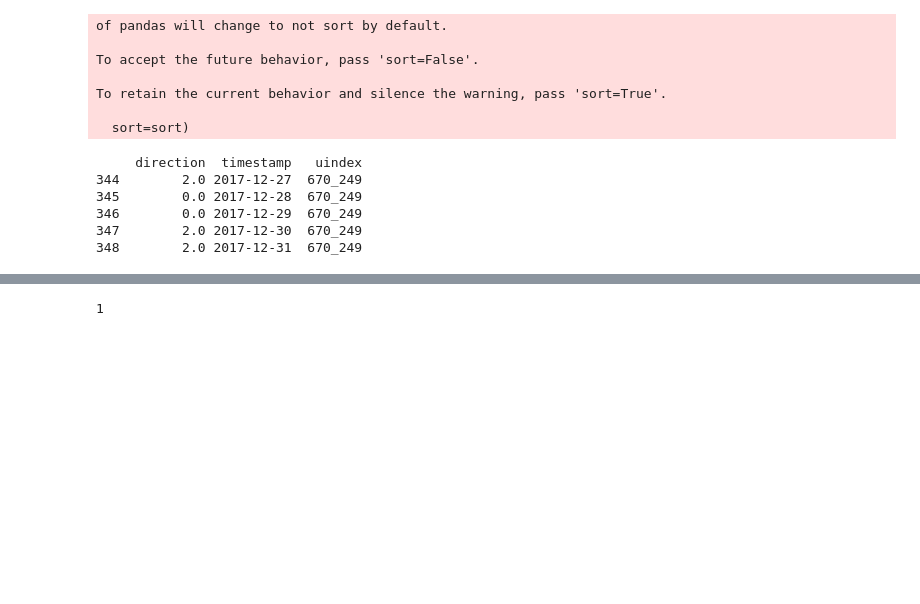
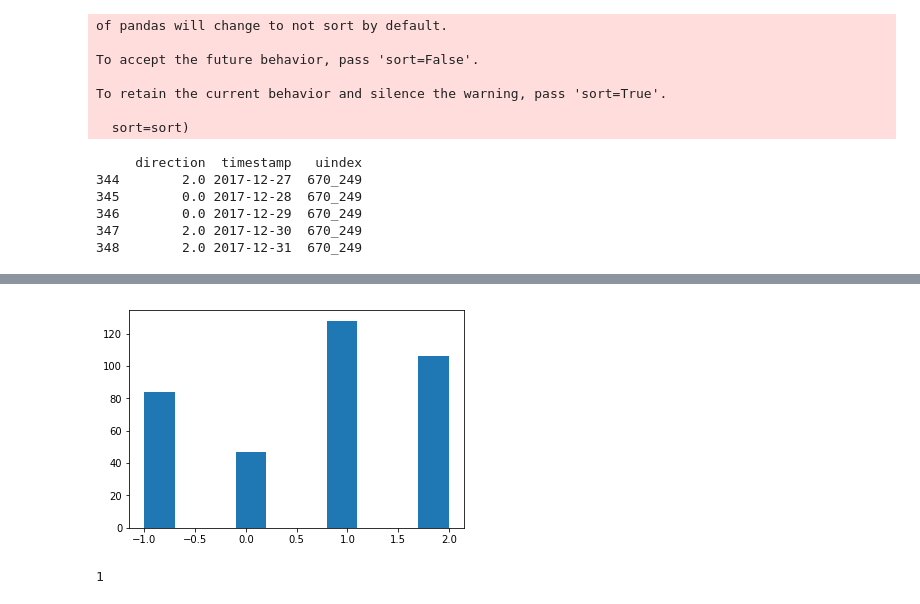
Before and after one commit to rmurcioUCL/FF, a Jupyter notebook: FF.ipynb, the cells around one changed output, grey strips where cells are left out. Cells and saved outputs as stored; diff of their text form; code cells hidden in the pictures; blank space fills up the shorter version.

```diff
--- a/FF.ipynb
+++ b/FF.ipynb
@@ -110,3 +102,7 @@ array([[ 1,  1,  1,  1,  1,  1,  2,  1,  1,  1,  1,  1,  2,  2,  1,  1,
+# %%
+_ = plt.hist(t, bins='auto')
+# %% [output]
+[figure, added]
 # %%
 import matplotlib.mlab as mlab
 import matplotlib.pyplot as plt
```
Also changed, not shown: parts of 13 cells of this notebook.
